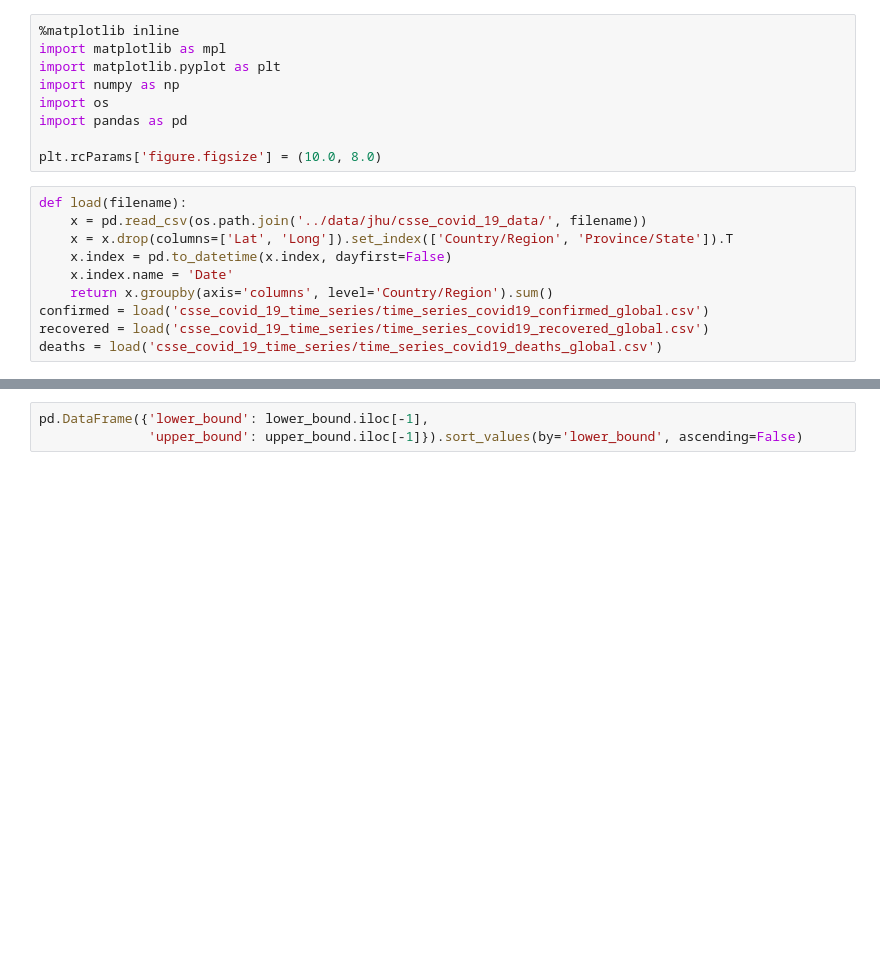
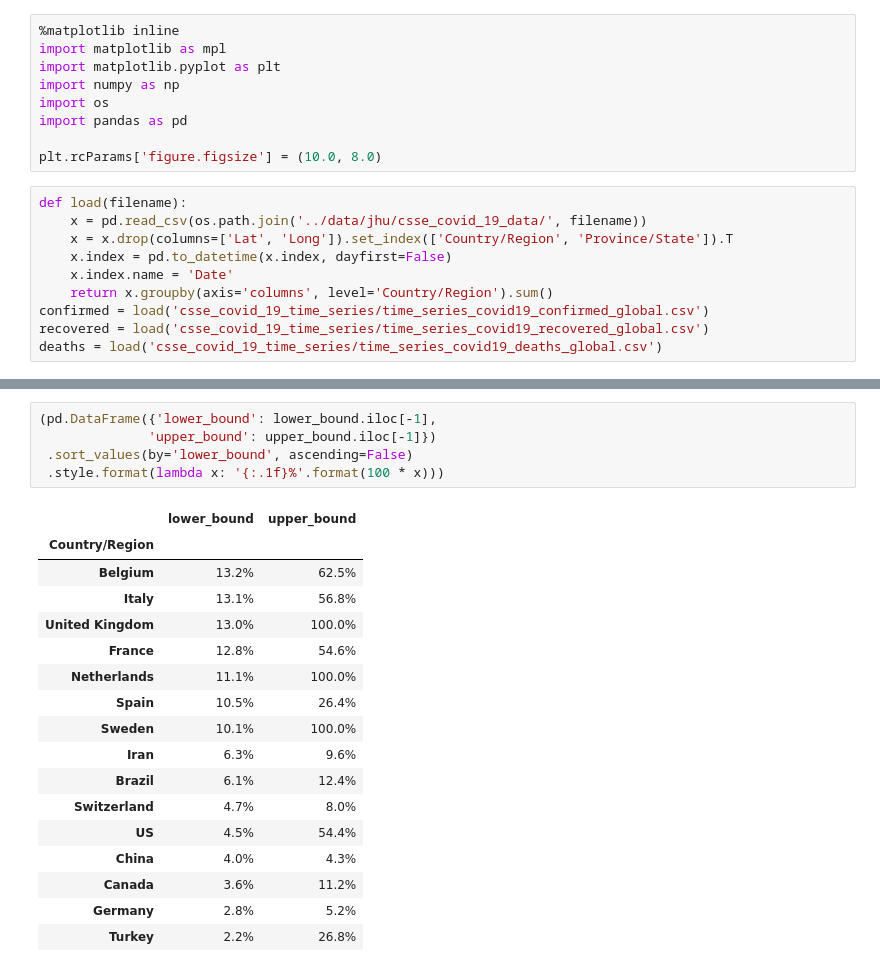
Before and after one commit to drakesiard/covid-19, a Jupyter notebook: notebooks/Mortality estimates.ipynb, the cells around one changed output, grey strips where cells are left out. Cells and saved outputs as stored; diff of their text form; blank space fills up the shorter version.

```diff
--- a/notebooks/Mortality estimates.ipynb
+++ b/notebooks/Mortality estimates.ipynb
@@ -27,6 +35,26 @@ upper_bound.plot(legend='best')
 # %%
-pd.DataFrame({'lower_bound': lower_bound.iloc[-1],
-              'upper_bound': upper_bound.iloc[-1]}).sort_values(by='lower_bound', ascending=False)
+(pd.DataFrame({'lower_bound': lower_bound.iloc[-1],
+              'upper_bound': upper_bound.iloc[-1]})
+ .sort_values(by='lower_bound', ascending=False)
+ .style.format(lambda x: '{:.1f}%'.format(100 * x)))
+# %% [output]
+|  | lower_bound | upper_bound |
+| Country/Region |  |  |
+| Belgium | 13.2% | 62.5% |
+| Italy | 13.1% | 56.8% |
+| United Kingdom | 13.0% | 100.0% |
+| France | 12.8% | 54.6% |
+| Netherlands | 11.1% | 100.0% |
+| Spain | 10.5% | 26.4% |
+| Sweden | 10.1% | 100.0% |
+| Iran | 6.3% | 9.6% |
+| Brazil | 6.1% | 12.4% |
+| Switzerland | 4.7% | 8.0% |
+| US | 4.5% | 54.4% |
+| China | 4.0% | 4.3% |
+| Canada | 3.6% | 11.2% |
+| Germany | 2.8% | 5.2% |
+| Turkey | 2.2% | 26.8% |
 # %%
 for idx, col in lower_bound.iteritems():
     plt.figure(str(idx))
```
Also changed, not shown: parts of 5 cells of this notebook.
